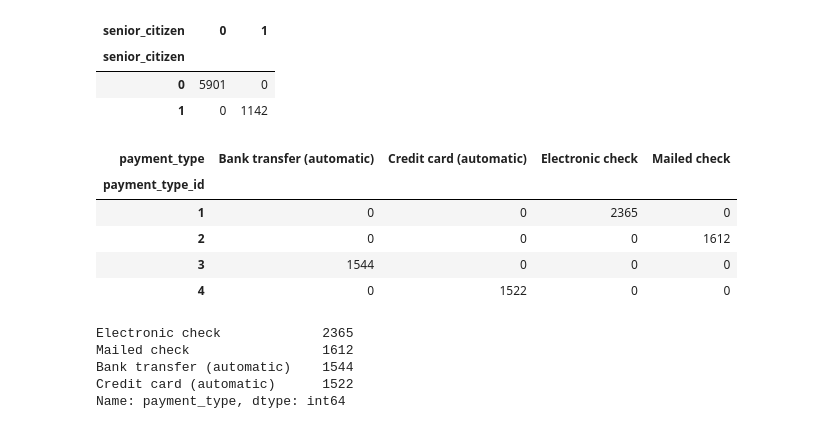
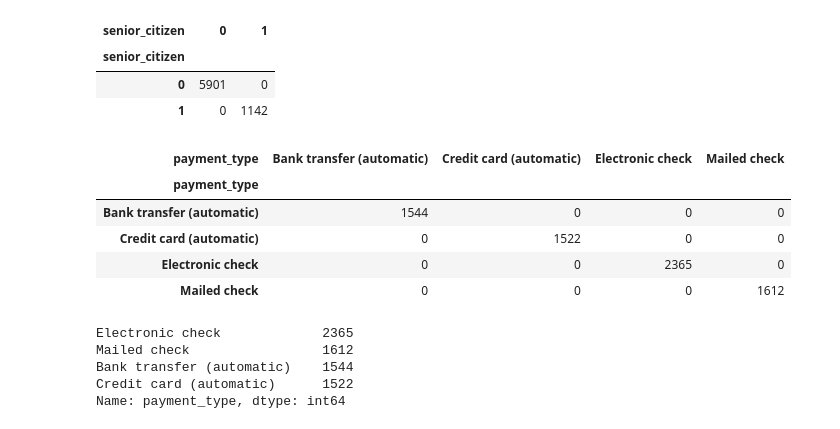
Before and after one commit to KristineCabanela/project_classification, a Jupyter notebook: telco.ipynb, the cells around one changed output. Saved outputs shown, nothing was run; the diff lists cells and outputs as text; code cells hidden in the pictures.

```diff
--- a/telco.ipynb
+++ b/telco.ipynb
@@ -147,3 +147,7 @@ contract_type               0
 internet_service_type       0
 payment_type                0
 dtype: int64
+# %%
+original_telco.drop(columns=['payment_type_id', 'internet_service_type_id', 'contract_type_id', 'customer_id'], inplace=True)
+
+#drop unneeded duplicate columns
@@ -157,16 +179,16 @@ pd.crosstab(original_telco.senior_citizen, original_telco.senior_citizen)
 | 0 | 5901 | 0 |
 | 1 | 0 | 1142 |
 # %%
-pd.crosstab(original_telco.payment_type_id, original_telco.payment_type)
+pd.crosstab(original_telco.payment_type, original_telco.payment_type)
 
 # Electronic Check - 2365 - Churn
 # %% [output]
 | payment_type | Bank transfer (automatic) | Credit card (automatic) | Electronic check | Mailed check |
-| payment_type_id |  |  |  |  |
-| 1 | 0 | 0 | 2365 | 0 |
-| 2 | 0 | 0 | 0 | 1612 |
-| 3 | 1544 | 0 | 0 | 0 |
-| 4 | 0 | 1522 | 0 | 0 |
+| payment_type |  |  |  |  |
+| Bank transfer (automatic) | 1544 | 0 | 0 | 0 |
+| Credit card (automatic) | 0 | 1522 | 0 | 0 |
+| Electronic check | 0 | 0 | 2365 | 0 |
+| Mailed check | 0 | 0 | 0 | 1612 |
 # %%
 original_telco.payment_type.value_counts()
 # %% [output]
```
Also changed, not shown: parts of 8 cells of this notebook.
